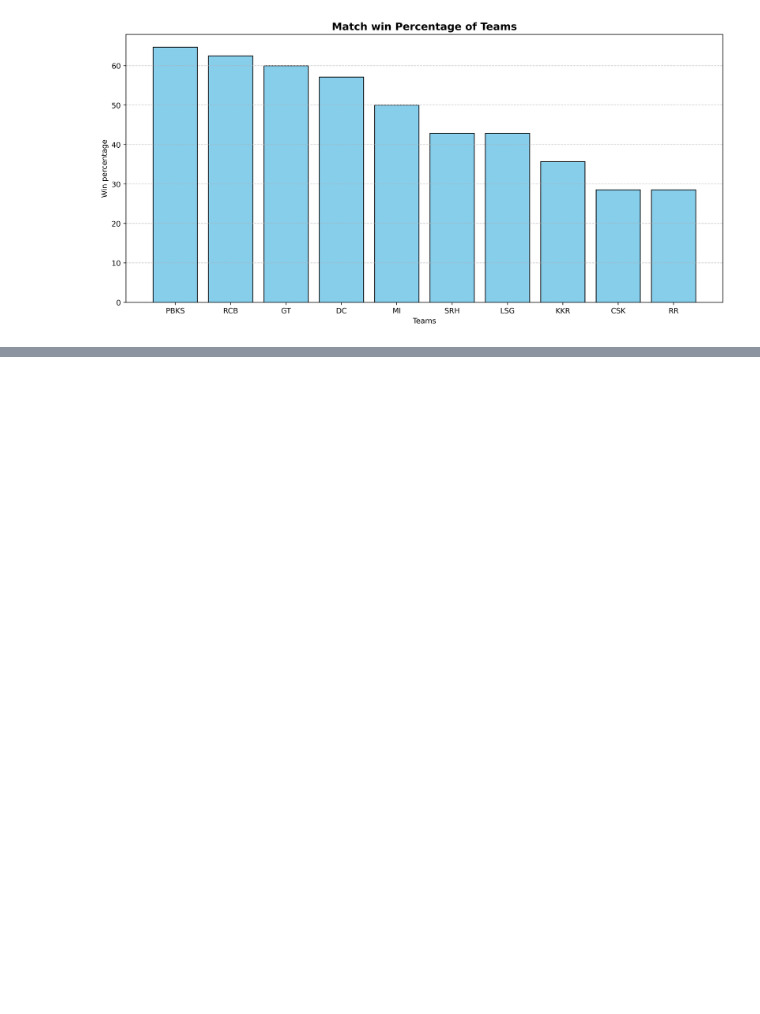
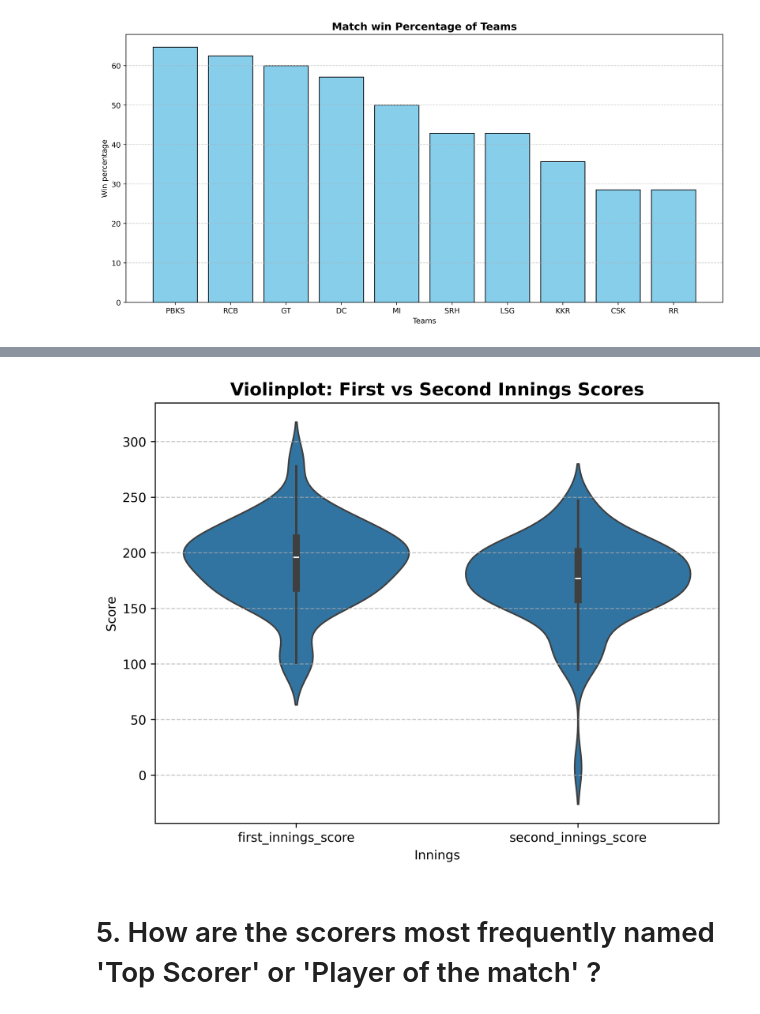
Before and after one commit to R123gh/Data-analytics-project-, a Jupyter notebook: Cricket_dataset.ipynb, the cells around one changed output, grey strips where cells are left out. Cells and saved outputs as stored; diff of their text form; code cells hidden in the pictures; blank space fills up the shorter version.

```diff
--- a/Cricket_dataset.ipynb
+++ b/Cricket_dataset.ipynb
@@ -634,0 +699,10 @@ plt.show()
+# %%
+plt.figure(figsize=(8,6),dpi = 500)
+sns.violinplot(x = 'Innings' , y = 'Score' , data = cricket_data_1_melted)
+plt.title("Violinplot: First vs Second Innings Scores",fontsize = 14 , fontweight = 'bold')
+plt.grid(axis='y',linestyle = '--',alpha = 0.7)
+plt.show()
+# %% [output]
+[figure, added]
+# %% [markdown]
+# 5. How are the scorers most frequently named 'Top Scorer' or 'Player of the match' ?
```
Also changed, not shown: parts of 21 cells of this notebook.
